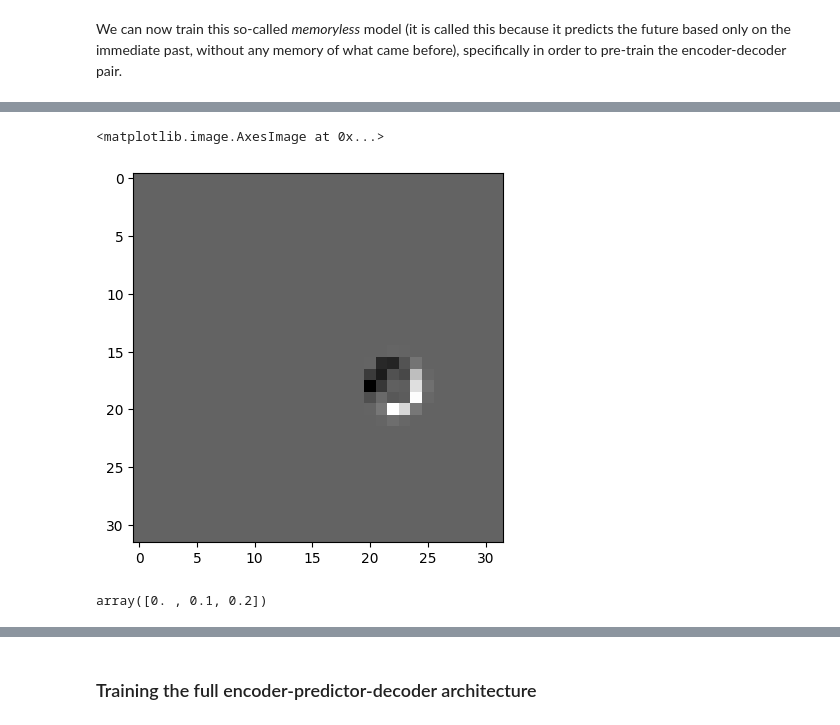
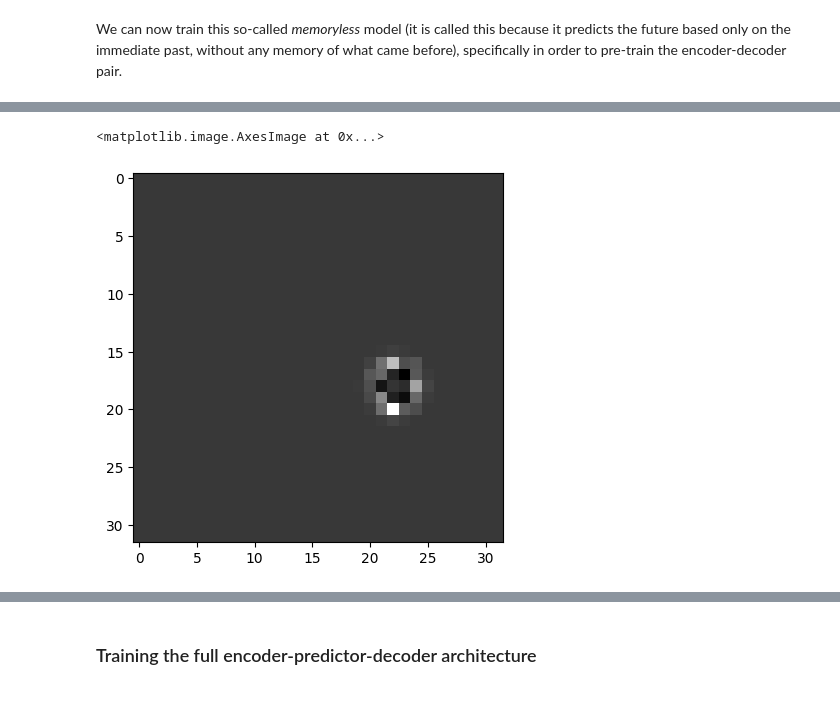
Before and after one commit to aremondtiedrez/pythia, a Jupyter notebook: demo.ipynb, the cells around one changed output, grey strips where cells are left out. Cells and saved outputs as stored; diff of their text form; code cells hidden in the pictures.

Commit message:
Incorporate the latest version of inspect_memoryless_prediction in the demo notebook.

```diff
--- a/demo.ipynb
+++ b/demo.ipynb
@@ -198,21 +196,14 @@ memoryless_model = pythia.demo.load_model(name="memoryless_full")
 # %%
 # [TO CLEAN UP]
 # We can then see how well this model performs pure reconstruction
 # (i.e., given an image, how well is that image reconstructed after
 # passing through the encoder and the decoder).
 
 # We can also see how well this model performs at prediction.
 # (However, as mentioned above, the predictive ability of this model
 # is not the main takeaway; the main takeaway is how that is has hopefully
 # learned useful embedding faetures.)
-index = 0
-truth = img2[index]
-prediction = memoryless_model.predict_next_image(img0[index : index + 1], img1[index : index + 1])[0]
-plt.imshow(truth - prediction, cmap="gray")
+pythia.visualization.inspect_memoryless_prediction(snapshot_timesteps, img0[0], img1[0], img2[0], memoryless_model)
 # %% [output]
 <matplotlib.image.AxesImage at 0x...>
-[figure, old version]
+[figure, new version]
-# %%
-snapshot_timesteps
-# %% [output]
-array([0. , 0.1, 0.2])
```
Also changed, not shown: parts of 3 cells of this notebook.
